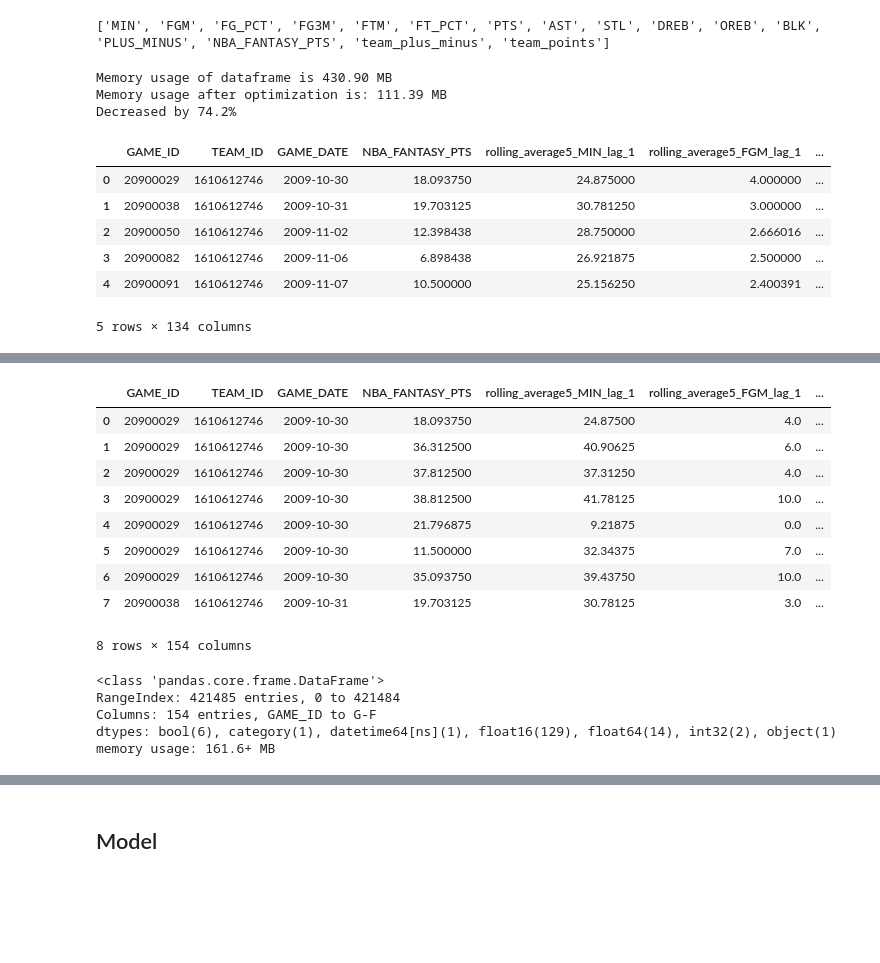
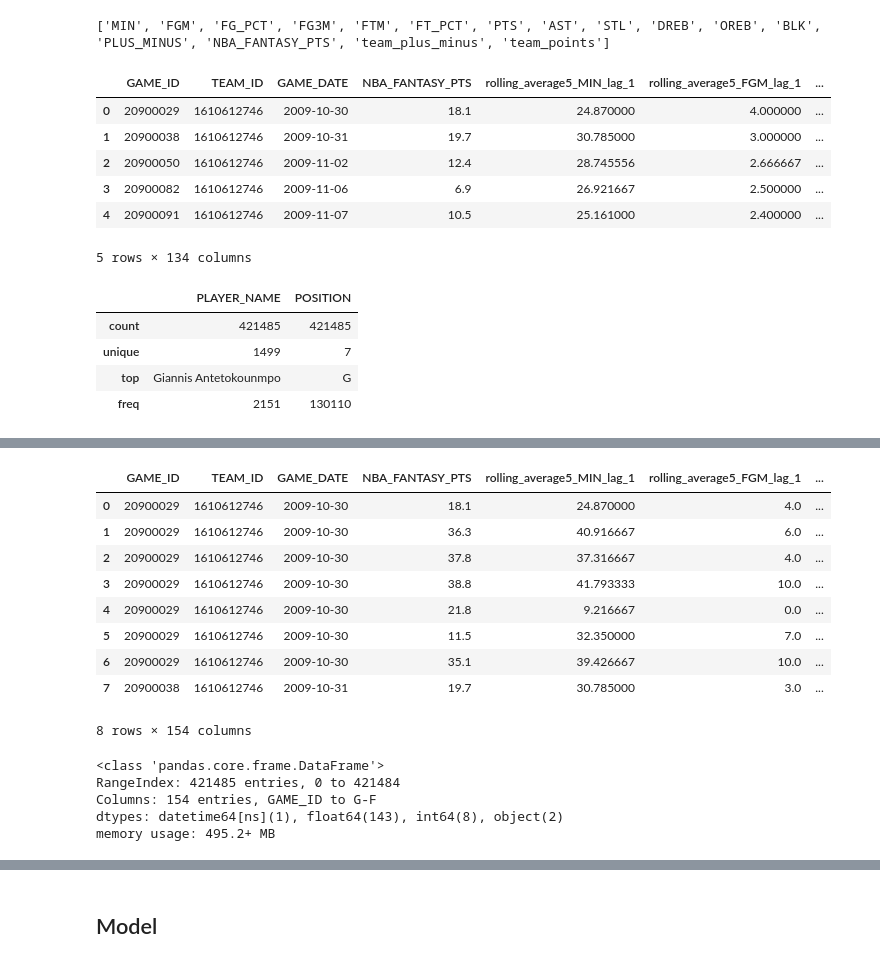
Before and after one commit to Ivanlxw/FantasyPrediction, a Jupyter notebook: NBA/model.ipynb, the cells around one changed output, grey strips where cells are left out. Saved outputs shown, nothing was run; the diff lists cells and outputs as text; code cells hidden in the pictures; blank space fills up the shorter version.

```diff
--- a/model.ipynb
+++ b/NBA/model.ipynb
@@ -206,53 +206,55 @@ with fut.ProcessPoolExecutor(8) as exec:
         L = [exec.submit(get_lagged_features, name, group_df) for name, group_df in player_data_df_raw.groupby(['PLAYER_NAME'])]
         L = [task.result() for task in L]
 
-player_data_df = reduce_mem_usage(pd.merge(
+player_data_df = pd.merge(
         pd.concat(L).sort_values('GAME_DATE'),
         player_info_df_raw[["TEAM_ID", "PLAYER_NAME", "POSITION"]].drop_duplicates())
-)
-player_data_df.head()
+display(player_data_df.head())
+player_data_df.describe(include=object)
 # %% [output]
+|  | GAME_ID | TEAM_ID | GAME_DATE | NBA_FANTASY_PTS | rolling_average5_MIN_lag_1 | rolling_average5_FGM_lag_1 | ... |
+| 0 | 20900029 | 1610612746 | 2009-10-30 | 18.1 | 24.870000 | 4.000000 | ... |
+| 1 | 20900038 | 1610612746 | 2009-10-31 | 19.7 | 30.785000 | 3.000000 | ... |
+| 2 | 20900050 | 1610612746 | 2009-11-02 | 12.4 | 28.745556 | 2.666667 | ... |
+| 3 | 20900082 | 1610612746 | 2009-11-06 | 6.9 | 26.921667 | 2.500000 | ... |
+| 4 | 20900091 | 1610612746 | 2009-11-07 | 10.5 | 25.161000 | 2.400000 | ... |
-Memory usage of dataframe is 430.90 MB
-Memory usage after optimization is: 111.39 MB
-Decreased by 74.2%
+5 rows × 134 columns
-|  | GAME_ID | TEAM_ID | GAME_DATE | NBA_FANTASY_PTS | rolling_average5_MIN_lag_1 | rolling_average5_FGM_lag_1 | ... |
-| 0 | 20900029 | 1610612746 | 2009-10-30 | 18.093750 | 24.875000 | 4.000000 | ... |
-| 1 | 20900038 | 1610612746 | 2009-10-31 | 19.703125 | 30.781250 | 3.000000 | ... |
-| 2 | 20900050 | 1610612746 | 2009-11-02 | 12.398438 | 28.750000 | 2.666016 | ... |
-| 3 | 20900082 | 1610612746 | 2009-11-06 | 6.898438 | 26.921875 | 2.500000 | ... |
-| 4 | 20900091 | 1610612746 | 2009-11-07 | 10.500000 | 25.156250 | 2.400391 | ... |
-5 rows × 134 columns
+|  | PLAYER_NAME | POSITION |
+| count | 421485 | 421485 |
+| unique | 1499 | 7 |
+| top | Giannis Antetokounmpo | G |
+| freq | 2151 | 130110 |
 # %%
 team_data_cols = ['GAME_ID', 'TEAM_ID', 'SEASON_YEAR'] + opponent_columns + [col + '_opponent' for col in opponent_columns]
 team_data_df = team_data_df.loc[:, team_data_cols]
 display(team_data_df.head())
 df = pd.merge(player_data_df, team_data_df)
-df = pd.concat([df, pd.get_dummies(df['POSITION'], drop_first=True)], axis=1)
+df = pd.concat([df, pd.get_dummies(df['POSITION'], drop_first=True).astype('int')], axis=1)
 df.drop("POSITION", axis=1, inplace=True)
 display(df.head(8))
 df.info()
 # %% [output]
 |  | GAME_ID | TEAM_ID | SEASON_YEAR | LAST10_MIN_PLUS_MINUS | LAST10_MAX_PLUS_MINUS | LAST10_MEDIAN_PLUS_MINUS | ... |
 | 0 | 20900005 | 1610612737 | 2009-10 | 11.0 | 11.0 | 11.0 | ... |
 | 1 | 20900021 | 1610612737 | 2009-10 | 11.0 | 11.0 | 11.0 | ... |
 | 2 | 20900045 | 1610612737 | 2009-10 | -8.0 | 11.0 | 11.0 | ... |
 | 3 | 20900059 | 1610612737 | 2009-10 | -8.0 | 11.0 | 8.5 | ... |
 | 4 | 20900068 | 1610612737 | 2009-10 | -8.0 | 11.0 | 8.0 | ... |
 |  | GAME_ID | TEAM_ID | GAME_DATE | NBA_FANTASY_PTS | rolling_average5_MIN_lag_1 | rolling_average5_FGM_lag_1 | ... |
-| 0 | 20900029 | 1610612746 | 2009-10-30 | 18.093750 | 24.87500 | 4.0 | ... |
-| 1 | 20900029 | 1610612746 | 2009-10-30 | 36.312500 | 40.90625 | 6.0 | ... |
-| 2 | 20900029 | 1610612746 | 2009-10-30 | 37.812500 | 37.31250 | 4.0 | ... |
-| 3 | 20900029 | 1610612746 | 2009-10-30 | 38.812500 | 41.78125 | 10.0 | ... |
-| 4 | 20900029 | 1610612746 | 2009-10-30 | 21.796875 | 9.21875 | 0.0 | ... |
-| 5 | 20900029 | 1610612746 | 2009-10-30 | 11.500000 | 32.34375 | 7.0 | ... |
-| 6 | 20900029 | 1610612746 | 2009-10-30 | 35.093750 | 39.43750 | 10.0 | ... |
-| 7 | 20900038 | 1610612746 | 2009-10-31 | 19.703125 | 30.78125 | 3.0 | ... |
+| 0 | 20900029 | 1610612746 | 2009-10-30 | 18.1 | 24.870000 | 4.0 | ... |
+| 1 | 20900029 | 1610612746 | 2009-10-30 | 36.3 | 40.916667 | 6.0 | ... |
+| 2 | 20900029 | 1610612746 | 2009-10-30 | 37.8 | 37.316667 | 4.0 | ... |
+| 3 | 20900029 | 1610612746 | 2009-10-30 | 38.8 | 41.793333 | 10.0 | ... |
+| 4 | 20900029 | 1610612746 | 2009-10-30 | 21.8 | 9.216667 | 0.0 | ... |
+| 5 | 20900029 | 1610612746 | 2009-10-30 | 11.5 | 32.350000 | 7.0 | ... |
+| 6 | 20900029 | 1610612746 | 2009-10-30 | 35.1 | 39.426667 | 10.0 | ... |
+| 7 | 20900038 | 1610612746 | 2009-10-31 | 19.7 | 30.785000 | 3.0 | ... |
 8 rows × 154 columns
 <class 'pandas.core.frame.DataFrame'>
 RangeIndex: 421485 entries, 0 to 421484
 Columns: 154 entries, GAME_ID to G-F
-dtypes: bool(6), category(1), datetime64[ns](1), float16(129), float64(14), int32(2), object(1)
-memory usage: 161.6+ MB
+dtypes: datetime64[ns](1), float64(143), int64(8), object(2)
+memory usage: 495.2+ MB
 # %%
 player_name = "James Wiseman"
 szn_year = get_season_id(2022)
```
Also changed, not shown: parts of 14 cells of this notebook, 4 other files.
